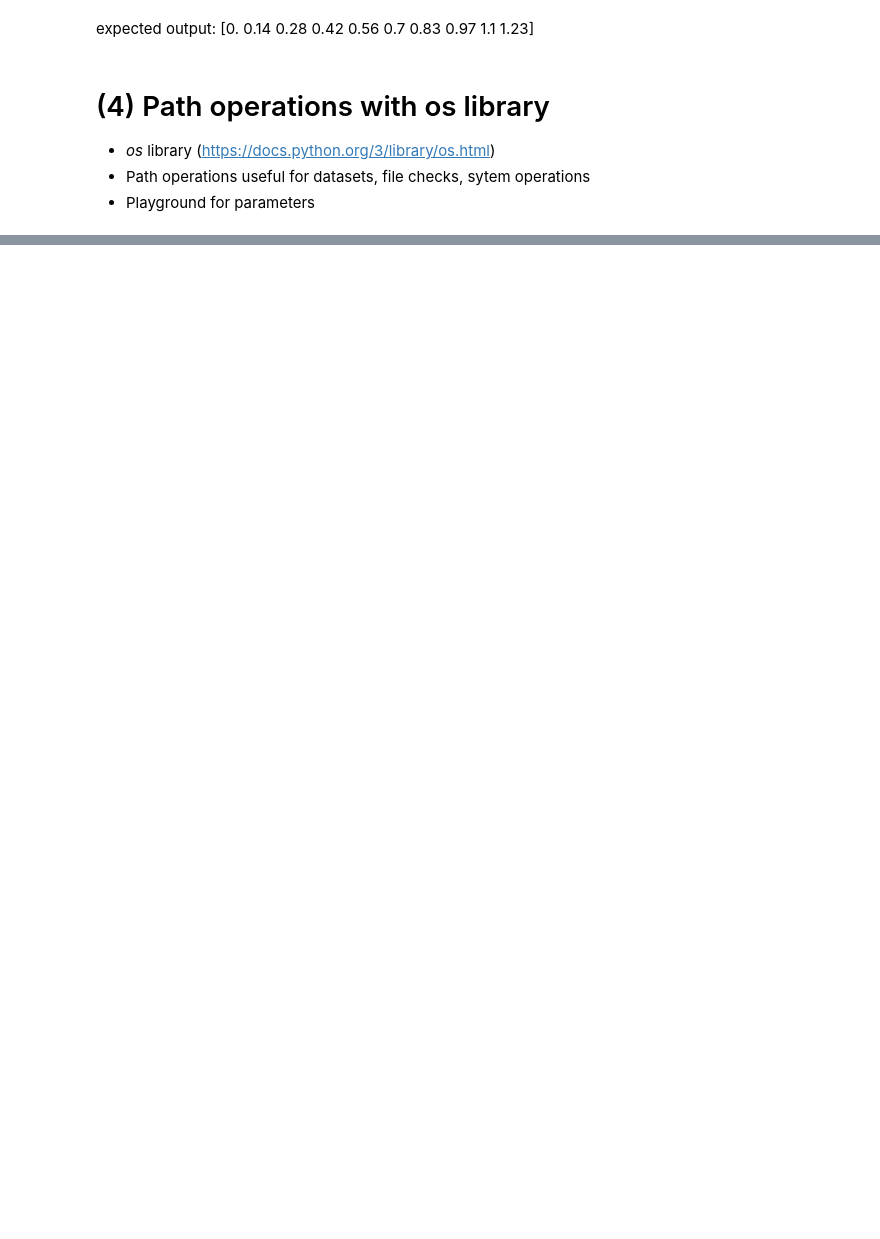
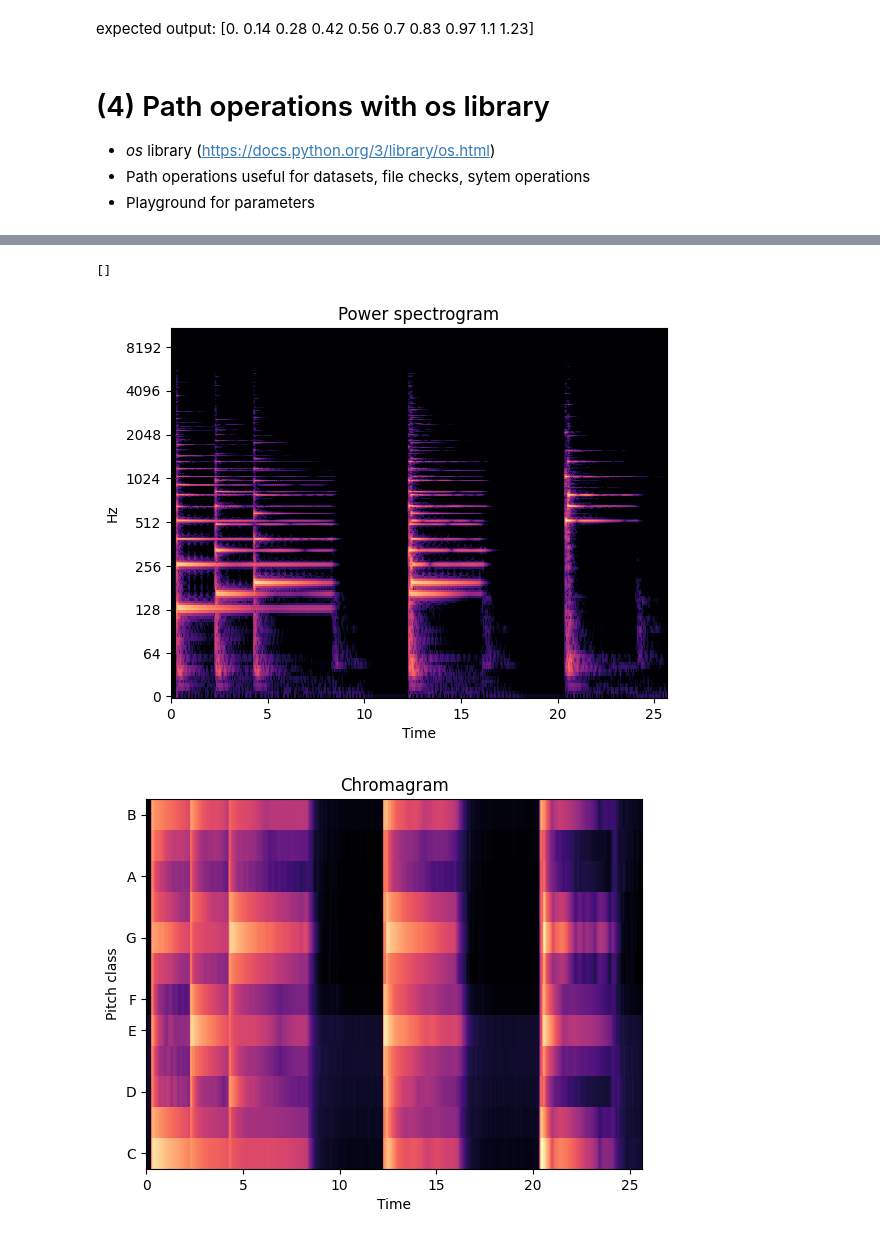
Before and after one commit to machinelistening/machinelistening.github.io, a Jupyter notebook: Machine_Listening_Seminar_1_Solutions.ipynb, the cells around one changed output, grey strips where cells are left out. Cells and saved outputs as stored; diff of their text form; code cells hidden in the pictures; blank space fills up the shorter version.

```diff
--- a/Machine_Listening_Seminar_1_Solutions.ipynb
+++ b/Machine_Listening_Seminar_1_Solutions.ipynb
@@ -256,0 +343,36 @@ os.chdir('..')
+# %%
+import librosa
+import librosa.display
+import matplotlib.pyplot as plt
+import numpy as np
+import IPython.display as ipd
+
+
+### Example audio: Load 'Piano1-1.wav' using librosa. It has a sample rate of 44100. Convert it to mono.
+piano_data, piano_sr = librosa.load('Piano1-1.wav', sr=44100, mono=True)
+
+
+### Turn into STFT, then db, then plot
+piano_stft = np.abs(librosa.stft(piano_data, n_fft=4096, hop_length=512, window='hann', center=True, pad_mode='reflect'))
+piano_stft_db = librosa.amplitude_to_db(piano_stft, ref=np.max)
+
+fig, ax = plt.subplots()
+img = librosa.display.specshow(piano_stft_db, y_axis='log', x_axis='time', ax=ax)
+ax.set(title='Power spectrogram')
+#plt.colorbar(img, ax=ax, format="%+2.0f dB")
+plt.plot()
+
+
+### Turn the STFT into a chromagram, then db, then plot
+chroma_stft = librosa.feature.chroma_stft(S=piano_stft, sr=piano_sr, norm=None)
+chroma_stft_db = librosa.amplitude_to_db(chroma_stft, ref=np.max)
+
+fig, ax = plt.subplots()
+img = librosa.display.specshow(chroma_stft_db, y_axis='chroma', x_axis='time', ax=ax)
+ax.set(title='Chromagram')
+#plt.colorbar(img, ax=ax)
+plt.plot()
+# %% [output]
+[]
+[figure, added]
+[figure, added]
```
Also changed, not shown: parts of 14 cells of this notebook, 5 other files.
